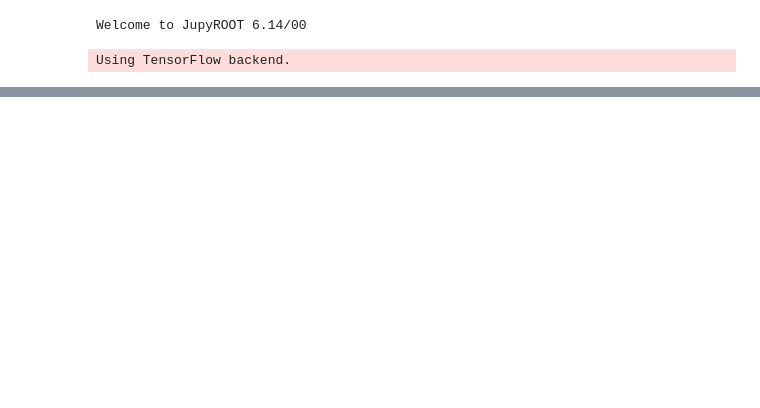
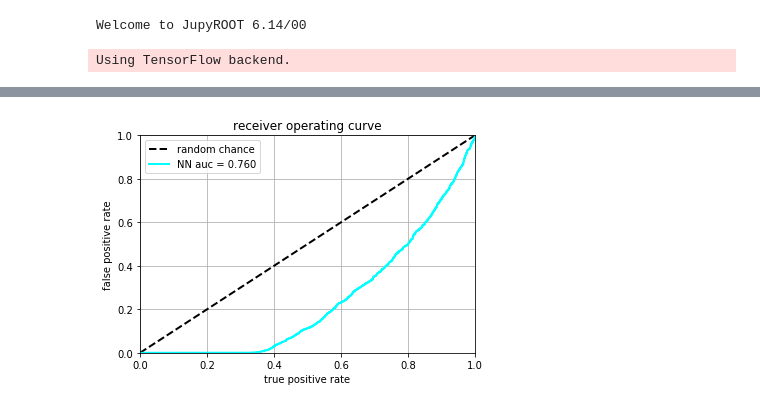
Before and after one commit to tmitchel/NNClassifiers, a Jupyter notebook: ggH_allChannels.ipynb, the cells around one changed output, grey strips where cells are left out. Saved outputs shown, nothing was run; the diff lists cells and outputs as text; code cells hidden in the pictures; blank space fills up the shorter version.

```diff
--- a/ggH_allChannels.ipynb
+++ b/ggH_allChannels.ipynb
@@ -246,0 +232,22 @@ ROC_curve(data,
+# %%
+# split data into labels and also split into train/test
+data_train_tt, data_test_tt, meta_train_tt, meta_test_tt = train_test_split(
+    all_data_tt[:, :6], all_data_tt[:, 6:], test_size=0.05, random_state=7)
+# %%
+# normalize all input variables to improve performance
+data_train_tt = StandardScaler().fit_transform(data_train_tt)
+# %%
+## separate the event weights and labels
+data_tt = data_train_tt
+weight_tt = meta_train_tt[:, 0]
+label_tt = meta_train_tt[:, 1]
+# %%
+%%capture
+model.fit(data_tt, label_tt, shuffle=True,
+          epochs=10000, batch_size=1024, verbose=True,
+          callbacks=callbacks, validation_split=0.25, sample_weight=weight_tt
+          )
+# %%
+ROC_curve(data_tt, label_tt, weight_tt, model)
+# %% [output]
+[figure, added]
```
Also changed, not shown: parts of 10 cells of this notebook.
